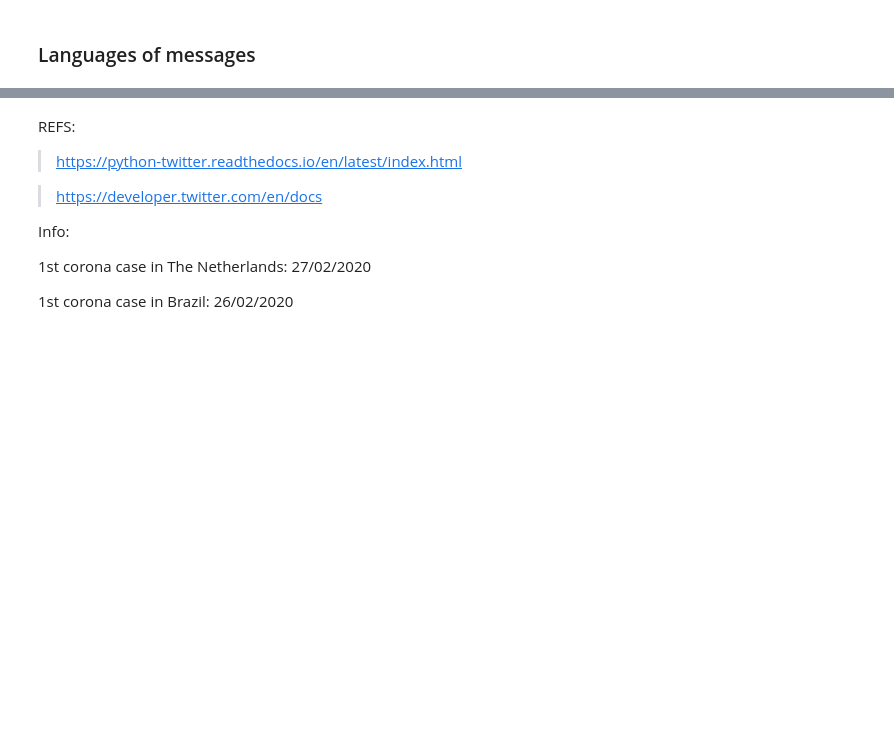
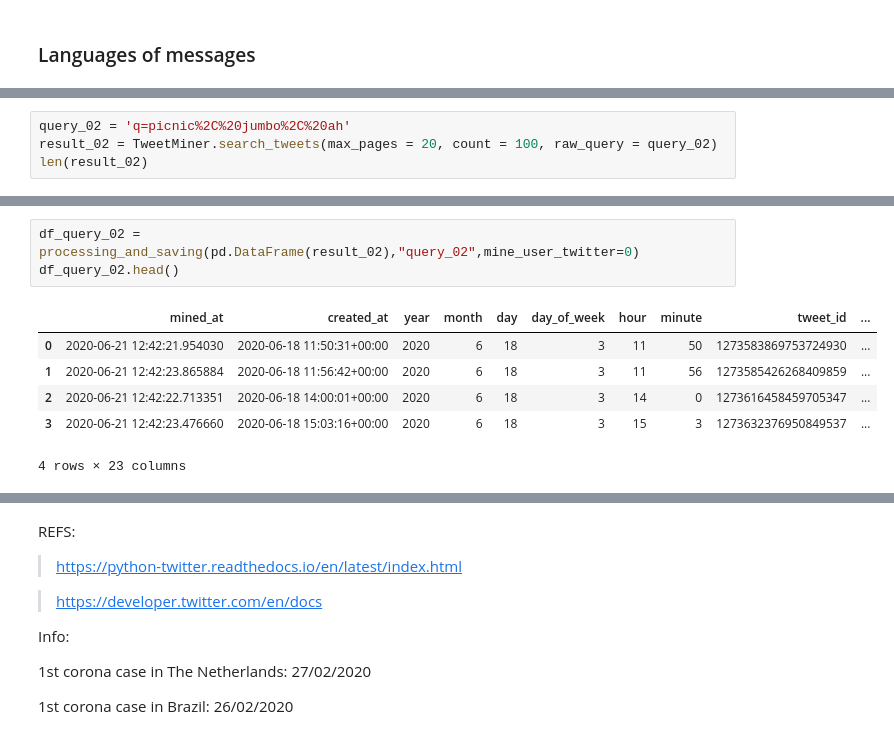
Before and after one commit to dpbac/twitter_analysis_online_grocery_NL, a Jupyter notebook: notebooks/01-collecting_and_saving_tweets.ipynb, the cells around one changed output, grey strips where cells are left out. Cells and saved outputs as stored; diff of their text form; blank space fills up the shorter version.

```diff
--- a/notebooks/01-collecting_and_saving_tweets.ipynb
+++ b/notebooks/01-collecting_and_saving_tweets.ipynb
@@ -628,0 +513,4 @@ min(df_search_picnic_jumbo_ah['created_at']),max(df_search_picnic_jumbo_ah['crea
+# %%
+query_02 = 'q=picnic%2C%20jumbo%2C%20ah'
+result_02 = TweetMiner.search_tweets(max_pages = 20, count = 100, raw_query = query_02)
+len(result_02)
@@ -628,0 +536,10 @@ min(df_search_picnic_jumbo_ah['created_at']),max(df_search_picnic_jumbo_ah['crea
+# %%
+df_query_02 = processing_and_saving(pd.DataFrame(result_02),"query_02",mine_user_twitter=0)
+df_query_02.head()
+# %% [output]
+|  | mined_at | created_at | year | month | day | day_of_week | hour | minute | tweet_id | ... |
+| 0 | 2020-06-21 12:42:21.954030 | 2020-06-18 11:50:31+00:00 | 2020 | 6 | 18 | 3 | 11 | 50 | 1273583869753724930 | ... |
+| 1 | 2020-06-21 12:42:23.865884 | 2020-06-18 11:56:42+00:00 | 2020 | 6 | 18 | 3 | 11 | 56 | 1273585426268409859 | ... |
+| 2 | 2020-06-21 12:42:22.713351 | 2020-06-18 14:00:01+00:00 | 2020 | 6 | 18 | 3 | 14 | 0 | 1273616458459705347 | ... |
+| 3 | 2020-06-21 12:42:23.476660 | 2020-06-18 15:03:16+00:00 | 2020 | 6 | 18 | 3 | 15 | 3 | 1273632376950849537 | ... |
+4 rows × 23 columns
```
Also changed, not shown: parts of 52 cells of this notebook, 12 other files.
